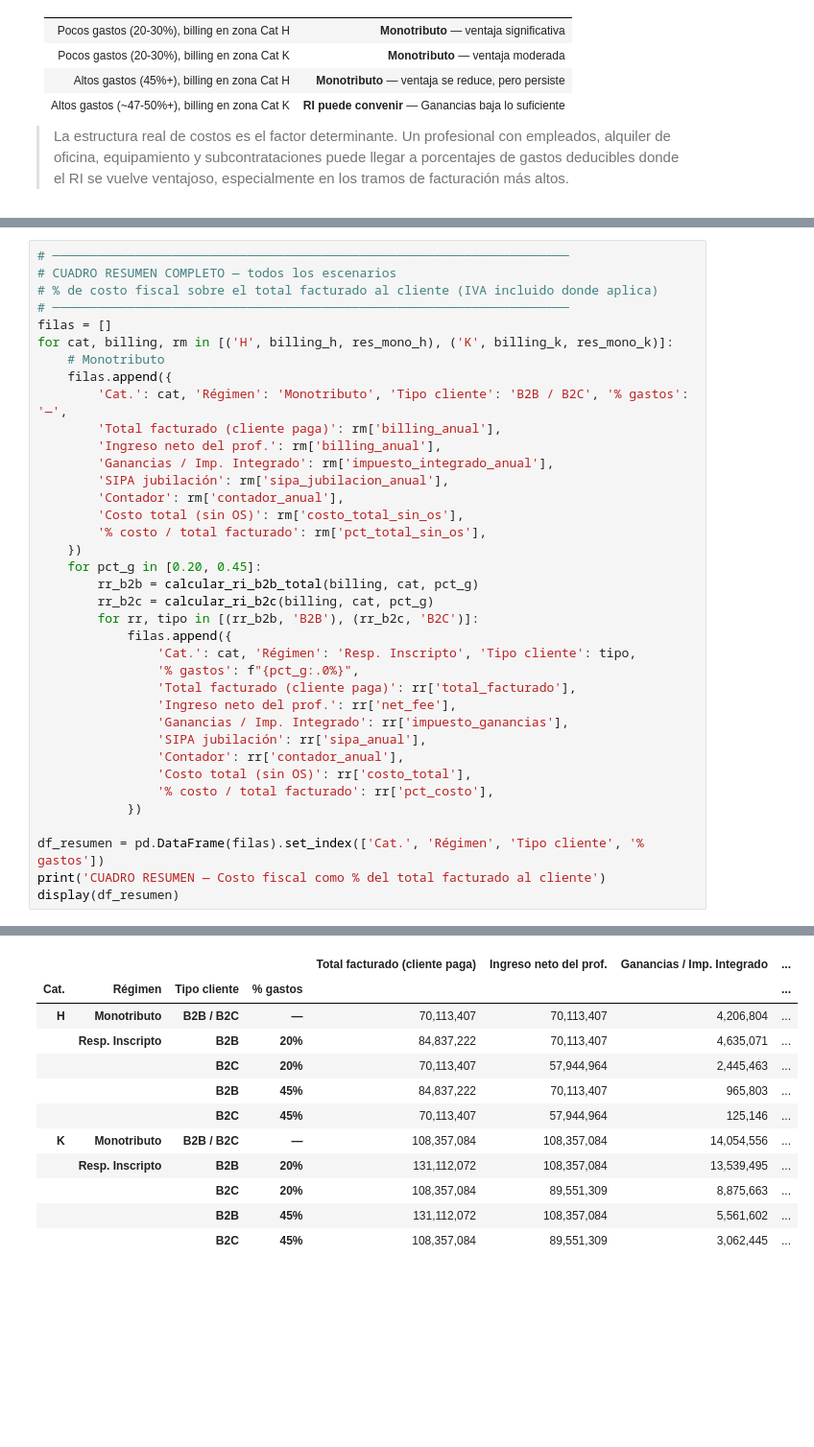
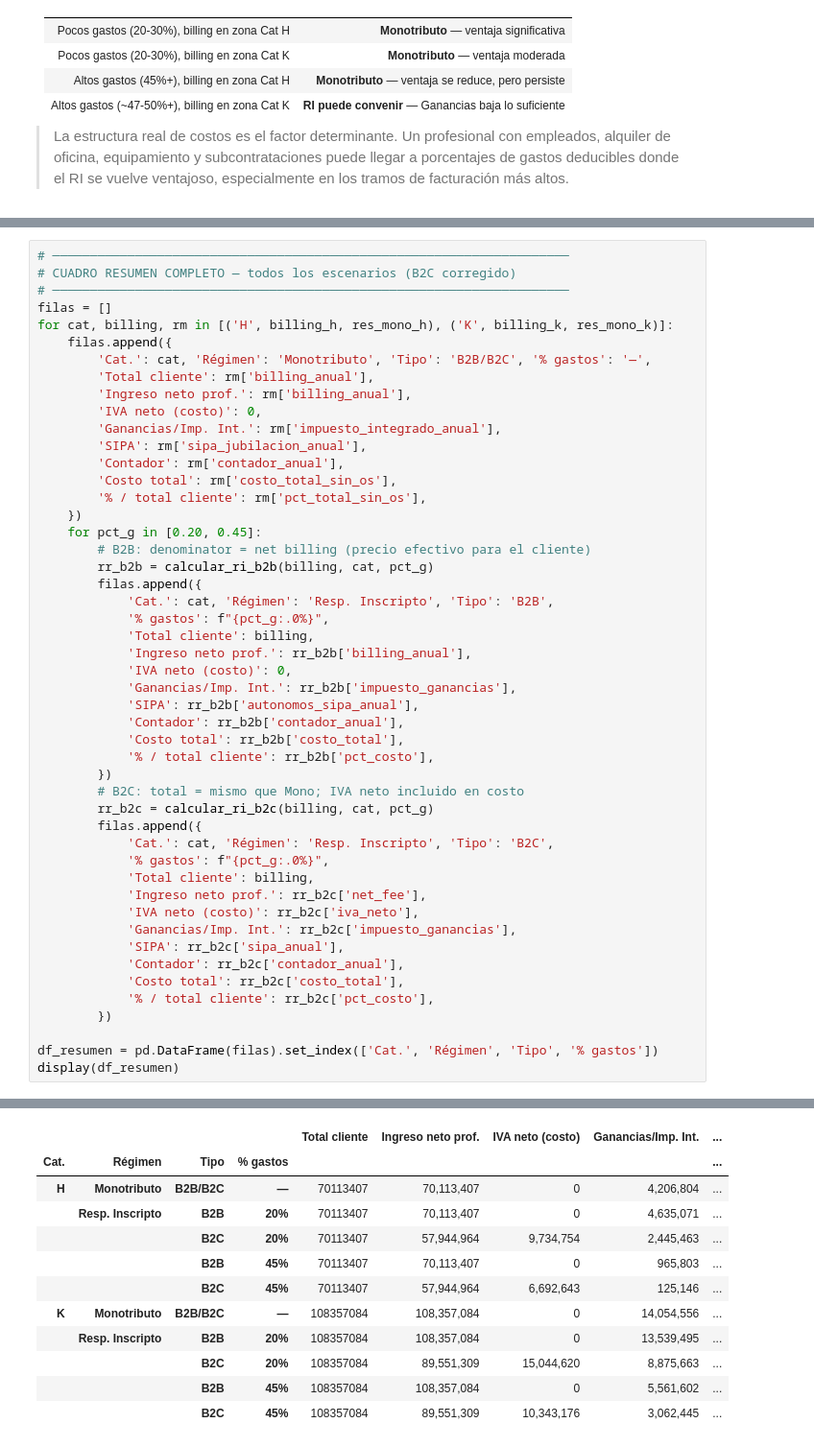
Before and after one commit to abenassi/analisis-fiscal, a Jupyter notebook: analisis_regimenes_fiscales.ipynb, the cells around one changed output, grey strips where cells are left out. Shown at 96% size. Drawn from its saved outputs; the diff is of its cells as text; blank space fills up the shorter version.

```diff
--- a/analisis_regimenes_fiscales.ipynb
+++ b/analisis_regimenes_fiscales.ipynb
@@ -1388,38 +1405,50 @@ Cat K | gastos 45% | B2B total=$    131,112,072 9.13% | B2C total=$    108,357,0
 # %%
 # ─────────────────────────────────────────────────────────────────────
-# CUADRO RESUMEN COMPLETO — todos los escenarios
-# % de costo fiscal sobre el total facturado al cliente (IVA incluido donde aplica)
+# CUADRO RESUMEN COMPLETO — todos los escenarios (B2C corregido)
 # ─────────────────────────────────────────────────────────────────────
 filas = []
 for cat, billing, rm in [('H', billing_h, res_mono_h), ('K', billing_k, res_mono_k)]:
-    # Monotributo
     filas.append({
-        'Cat.': cat, 'Régimen': 'Monotributo', 'Tipo cliente': 'B2B / B2C', '% gastos': '—',
-        'Total facturado (cliente paga)': rm['billing_anual'],
-        'Ingreso neto del prof.': rm['billing_anual'],
-        'Ganancias / Imp. Integrado': rm['impuesto_integrado_anual'],
-        'SIPA jubilación': rm['sipa_jubilacion_anual'],
+        'Cat.': cat, 'Régimen': 'Monotributo', 'Tipo': 'B2B/B2C', '% gastos': '—',
+        'Total cliente': rm['billing_anual'],
+        'Ingreso neto prof.': rm['billing_anual'],
+        'IVA neto (costo)': 0,
+        'Ganancias/Imp. Int.': rm['impuesto_integrado_anual'],
+        'SIPA': rm['sipa_jubilacion_anual'],
         'Contador': rm['contador_anual'],
-        'Costo total (sin OS)': rm['costo_total_sin_os'],
-        '% costo / total facturado': rm['pct_total_sin_os'],
+        'Costo total': rm['costo_total_sin_os'],
+        '% / total cliente': rm['pct_total_sin_os'],
     })
     for pct_g in [0.20, 0.45]:
-        rr_b2b = calcular_ri_b2b_total(billing, cat, pct_g)
+        # B2B: denominator = net billing (precio efectivo para el cliente)
+        rr_b2b = calcular_ri_b2b(billing, cat, pct_g)
+        filas.append({
+            'Cat.': cat, 'Régimen': 'Resp. Inscripto', 'Tipo': 'B2B',
+            '% gastos': f"{pct_g:.0%}",
+            'Total cliente': billing,
+            'Ingreso neto prof.': rr_b2b['billing_anual'],
+            'IVA neto (costo)': 0,
+            'Ganancias/Imp. Int.': rr_b2b['impuesto_ganancias'],
+            'SIPA': rr_b2b['autonomos_sipa_anual'],
+            'Contador': rr_b2b['contador_anual'],
+            'Costo total': rr_b2b['costo_total'],
+            '% / total cliente': rr_b2b['pct_costo'],
+        })
+        # B2C: total = mismo que Mono; IVA neto incluido en costo
         rr_b2c = calcular_ri_b2c(billing, cat, pct_g)
-        for rr, tipo in [(rr_b2b, 'B2B'), (rr_b2c, 'B2C')]:
-            filas.append({
-                'Cat.': cat, 'Régimen': 'Resp. Inscripto', 'Tipo cliente': tipo,
-                '% gastos': f"{pct_g:.0%}",
-                'Total facturado (cliente paga)': rr['total_facturado'],
-                'Ingreso neto del prof.': rr['net_fee'],
-                'Ganancias / Imp. Integrado': rr['impuesto_ganancias'],
-                'SIPA jubilación': rr['sipa_anual'],
-                'Contador': rr['contador_anual'],
-                'Costo total (sin OS)': rr['costo_total'],
-                '% costo / total facturado': rr['pct_costo'],
-            })
+        filas.append({
+            'Cat.': cat, 'Régimen': 'Resp. Inscripto', 'Tipo': 'B2C',
+            '% gastos': f"{pct_g:.0%}",
+            'Total cliente': billing,
+            'Ingreso neto prof.': rr_b2c['net_fee'],
+            'IVA neto (costo)': rr_b2c['iva_neto'],
+            'Ganancias/Imp. Int.': rr_b2c['impuesto_ganancias'],
+            'SIPA': rr_b2c['sipa_anual'],
+            'Contador': rr_b2c['contador_anual'],
+            'Costo total': rr_b2c['costo_total'],
+            '% / total cliente': rr_b2c['pct_costo'],
+        })
 
-df_resumen = pd.DataFrame(filas).set_index(['Cat.', 'Régimen', 'Tipo cliente', '% gastos'])
-print('CUADRO RESUMEN — Costo fiscal como % del total facturado al cliente')
+df_resumen = pd.DataFrame(filas).set_index(['Cat.', 'Régimen', 'Tipo', '% gastos'])
 display(df_resumen)
 # %% [output]
@@ -1427,14 +1455,14 @@ CUADRO RESUMEN — Costo fiscal como % del total facturado al cliente
-|  |  |  |  | Total facturado (cliente paga) | Ingreso neto del prof. | Ganancias / Imp. Integrado | ... |
-| Cat. | Régimen | Tipo cliente | % gastos |  |  |  | ... |
-| H | Monotributo | B2B / B2C | — | 70,113,407 | 70,113,407 | 4,206,804 | ... |
-|  | Resp. Inscripto | B2B | 20% | 84,837,222 | 70,113,407 | 4,635,071 | ... |
-|  |  | B2C | 20% | 70,113,407 | 57,944,964 | 2,445,463 | ... |
-|  |  | B2B | 45% | 84,837,222 | 70,113,407 | 965,803 | ... |
-|  |  | B2C | 45% | 70,113,407 | 57,944,964 | 125,146 | ... |
-| K | Monotributo | B2B / B2C | — | 108,357,084 | 108,357,084 | 14,054,556 | ... |
-|  | Resp. Inscripto | B2B | 20% | 131,112,072 | 108,357,084 | 13,539,495 | ... |
-|  |  | B2C | 20% | 108,357,084 | 89,551,309 | 8,875,663 | ... |
-|  |  | B2B | 45% | 131,112,072 | 108,357,084 | 5,561,602 | ... |
-|  |  | B2C | 45% | 108,357,084 | 89,551,309 | 3,062,445 | ... |
+|  |  |  |  | Total cliente | Ingreso neto prof. | IVA neto (costo) | Ganancias/Imp. Int. | ... |
+| Cat. | Régimen | Tipo | % gastos |  |  |  |  | ... |
+| H | Monotributo | B2B/B2C | — | 70113407 | 70,113,407 | 0 | 4,206,804 | ... |
+|  | Resp. Inscripto | B2B | 20% | 70113407 | 70,113,407 | 0 | 4,635,071 | ... |
+|  |  | B2C | 20% | 70113407 | 57,944,964 | 9,734,754 | 2,445,463 | ... |
+|  |  | B2B | 45% | 70113407 | 70,113,407 | 0 | 965,803 | ... |
+|  |  | B2C | 45% | 70113407 | 57,944,964 | 6,692,643 | 125,146 | ... |
+| K | Monotributo | B2B/B2C | — | 108357084 | 108,357,084 | 0 | 14,054,556 | ... |
+|  | Resp. Inscripto | B2B | 20% | 108357084 | 108,357,084 | 0 | 13,539,495 | ... |
+|  |  | B2C | 20% | 108357084 | 89,551,309 | 15,044,620 | 8,875,663 | ... |
+|  |  | B2B | 45% | 108357084 | 108,357,084 | 0 | 5,561,602 | ... |
+|  |  | B2C | 45% | 108357084 | 89,551,309 | 10,343,176 | 3,062,445 | ... |
 # %%
 # ─────────────────────────────────────────────────────────────────────
```
Also changed, not shown: parts of 22 cells of this notebook, 2 other files.
